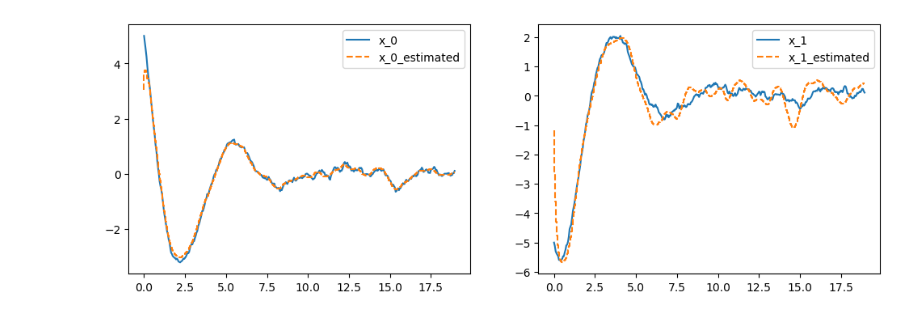
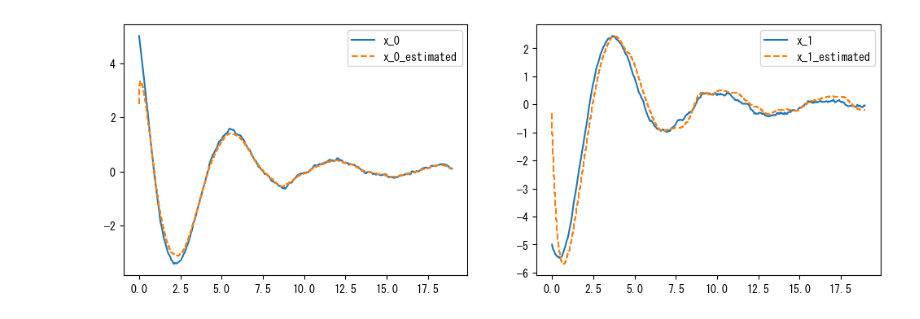
Before and after one commit to proxima-technology/casadi_mpc_nyuumon, a Jupyter notebook: src/chapter8_MHE.ipynb, the cells around one changed output. Saved outputs shown, nothing was run; the diff lists cells and outputs as text; code cells hidden in the pictures.

```diff
--- a/src/chapter8_MHE.ipynb
+++ b/src/chapter8_MHE.ipynb
@@ -5,3 +1,22 @@ import matplotlib.pyplot as plt
+# %%
+!pip install casadi
+from IPython.display import clear_output
+import os
+
+import numpy as np
+import casadi
+import matplotlib.pyplot as plt
+import matplotlib.patches as patches
+from matplotlib.animation import FuncAnimation
+
+os.makedirs('images',exist_ok=True)
+if os.name == 'nt':
+    plt.rcParams['font.family'] = 'MS Gothic'
+elif os.name == 'posix':
+    !pip install japanize-matplotlib
+
+
+clear_output()
 # %%
 m = 1
 k = 1
@@ -18,7 +33,7 @@ N = 20
 dt = T/N
 
 #コスト行列
-Q = casadi.diag([1])
+Q = casadi.diag([5])
 Q_i = casadi.diag([1,1])
 R = casadi.diag([1,1])
 
@@ -119,7 +129,7 @@ def make_nlp():
     G = []
 
     J = 0
-    J += compute_initial_cost(X[0],x_hat) * 0.1
+    J += compute_initial_cost(X[0],x_hat)
     for k in range(N):
         y_hat = g(X[k])
         J += compute_stage_cost(Y[k],y_hat,W[k]) * dt
@@ -131,10 +141,7 @@ def make_nlp():
     S = casadi.nlpsol("S","ipopt",nlp,option)
     return S
 # %%
-def compute_optimal_estimate(S,us,ys,x0,x_hat):
-    # x0 = casadi.DM.zeros(total)
-    x_hat = x_hat.full().ravel().tolist()
-
+def compute_optimal_estimation(S,us,ys,x0,x_hat):
     lbx = x_lb*(N+1) + w_lb*N + us + ys + x_hat
     ubx = x_ub*(N+1) + w_ub*N + us + ys + x_hat
     lbg = [0]*nx*N
@@ -160,36 +167,38 @@ x0 = casadi.DM.zeros(total)
 x_hat = casadi.DM([0,0])
 
 X = [x_init]
 X_est = []
 us = [0]*nu*N
 Y = [y_init]
 x_current = x_init
 for t in t_eval:
     if len(Y) >= N:
         ys = casadi.vertcat(*Y[-N:]).full().ravel().tolist()
-        x0 = compute_optimal_estimate(S,us,ys,x0,x_hat)
-        x_est = x0[:2]
-        X_est.append(x_est)
-        x_hat = x_est
-    p_current = casadi.DM([0.0,*np.random.normal(size=(nw,))])
+        x_hat_list = x_hat.full().ravel().tolist()
+        x0 = compute_optimal_estimation(S,us,ys,x0,x_hat_list)
+        x_hat = x0[:2]
+        X_est.append(x_hat)
+    w_current = np.random.normal(scale=0.5,size=(nw,))
+    p_current = casadi.DM([0.0,*w_current])
     x_current = I(x0=x_current,p=p_current)["xf"]
     y_current = g(x_current)
     X.append(x_current)
     Y.append(y_current)
 
 X.pop()
 X = np.array(X).reshape(t_eval.size,nx)
 X_est.pop()
 X_est = np.array(X_est).reshape(-1,nx)
 
 plt.figure(figsize=(12,4))
 
 for i in range(nx):
     plt.subplot(1,2,i+1)
     plt.plot(t_eval[:-N],X[:-N,i],label=f"x_{i}")
     plt.step(t_eval[:-N],X_est[:,i],linestyle="--",label=f"x_{i}_estimated")
     plt.legend()
 
+plt.savefig("images/chap8_msd_MHE.png")
 plt.show()
 # %% [output]
-[figure, old version]
+[figure, new version]
```
Also changed, not shown: parts of 2 cells of this notebook, 6 other files.
